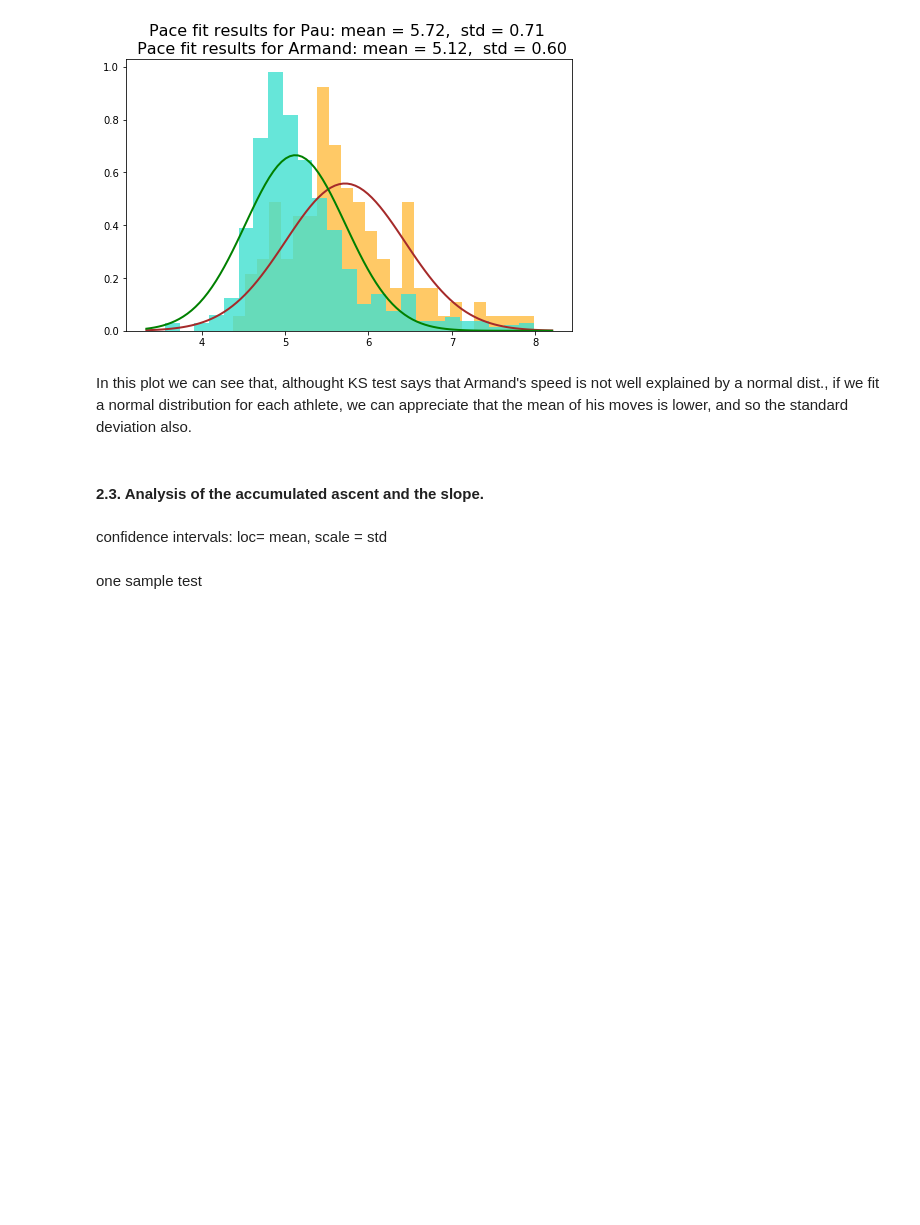
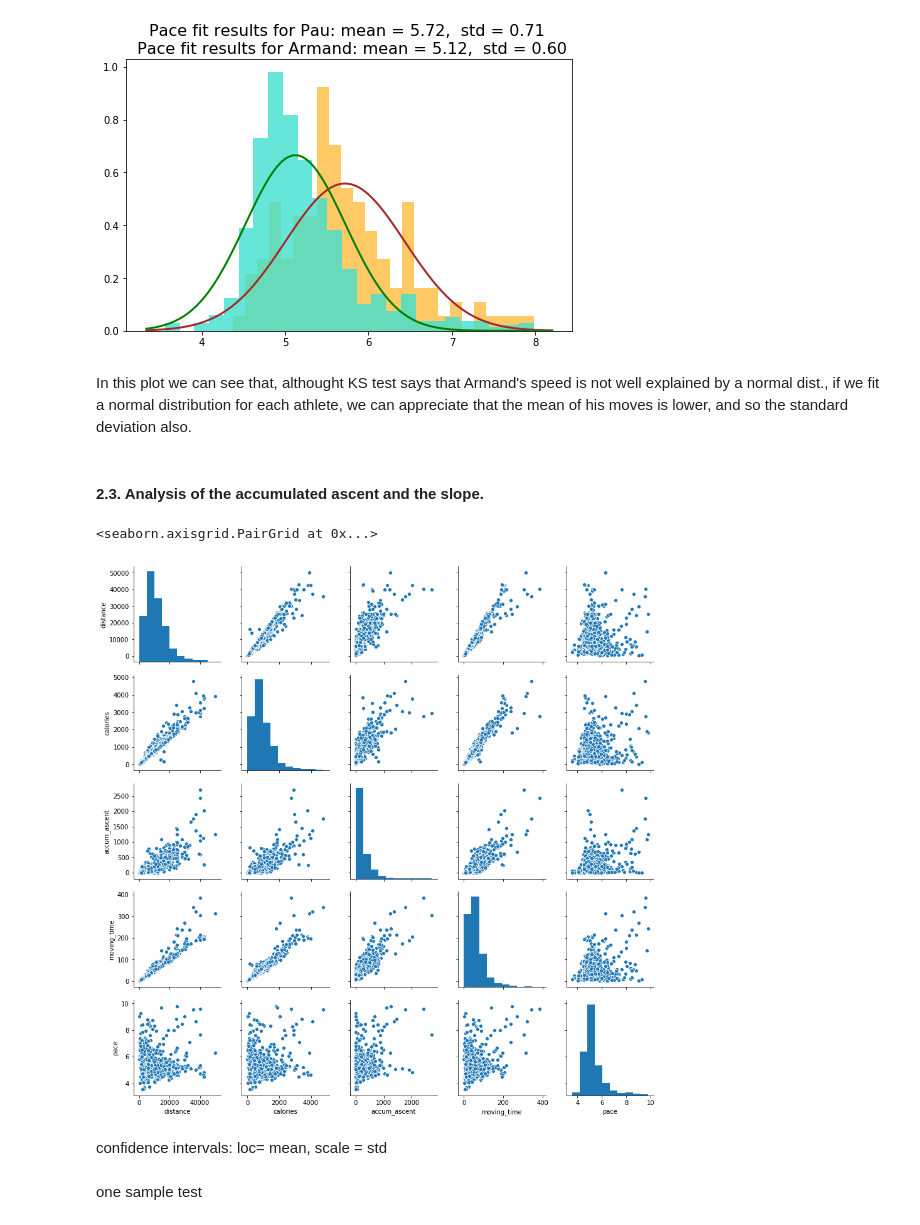
Before and after one commit to pausampietro/run_perfomance, a Jupyter notebook: 2. Data Exploratory Analysis.ipynb, the cells around one changed output. Cells and saved outputs as stored; diff of their text form; code cells hidden in the pictures; blank space fills up the shorter version.

```diff
--- a/2. Data Exploratory Analysis.ipynb
+++ b/2. Data Exploratory Analysis.ipynb
@@ -198,6 +198,11 @@ plt.show()
 In this plot we can see that, althought KS test says that Armand's speed is not well explained by a normal dist., if we fit a normal distribution for each athlete, we can appreciate that the mean of his moves is lower, and so the standard deviation also.
 # %% [markdown]
 #### 2.3. Analysis of the accumulated ascent and the slope.
+# %%
+sns.pairplot(moves[(moves.distance < 6e4) & (moves.pace < 10)].drop(columns=['index','move'], axis = 1))
+# %% [output]
+<seaborn.axisgrid.PairGrid at 0x...>
+[figure, added]
 # %% [markdown]
 confidence intervals: loc= mean, scale = std
 # %%
```
Also changed, not shown: parts of 1 cell of this notebook, 1 other file.
